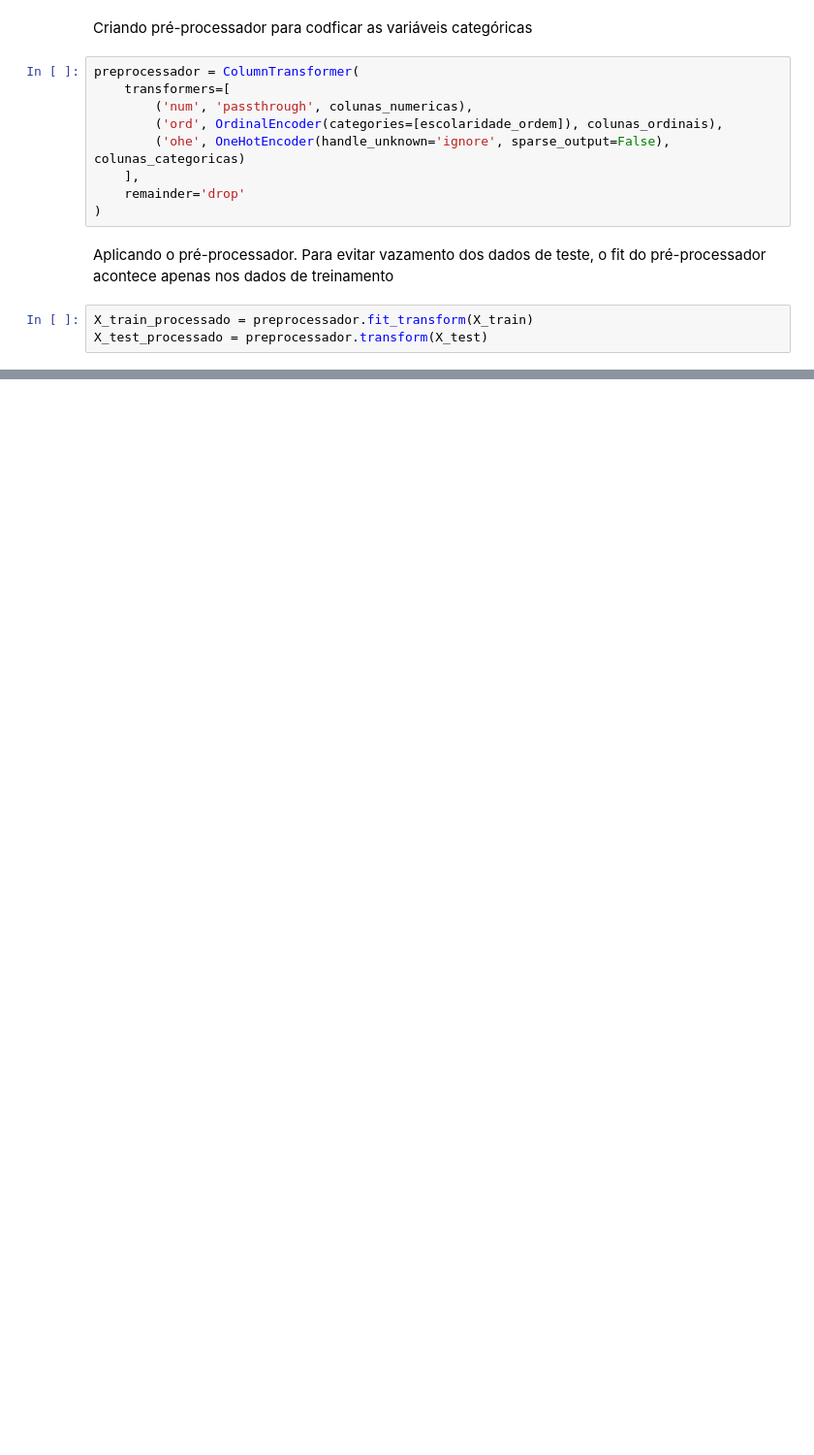
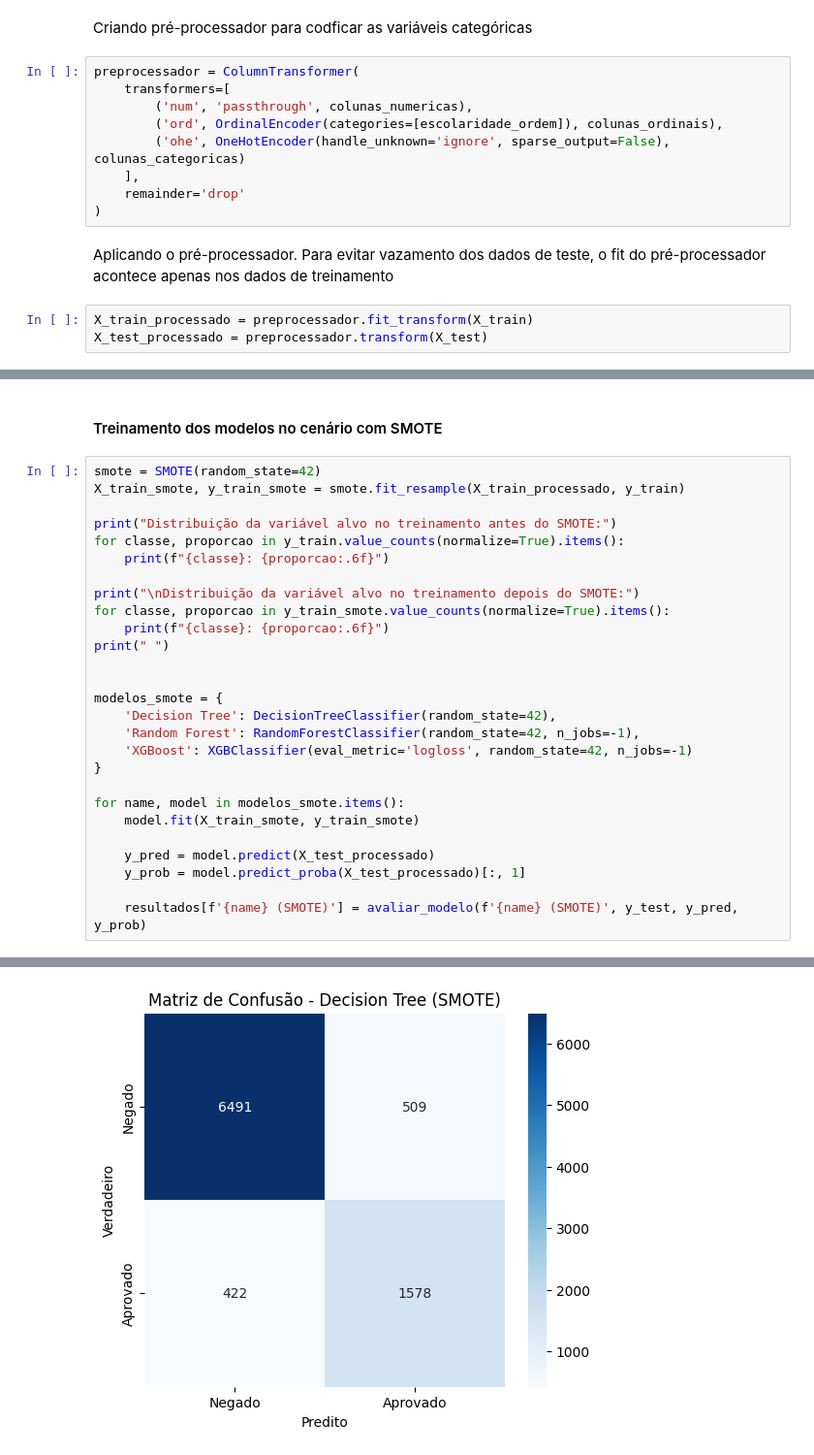
Before and after one commit to GabrielFerreiraSilva/api-classificacao-emprestimos, a Jupyter notebook: 1 - Treinamento e Avaliação do Modelo.ipynb, the cells around one changed output, grey strips where cells are left out. Shown at 97% size. Drawn from its saved outputs; the diff is of its cells as text; blank space fills up the shorter version.

```diff
--- a/1 - Treinamento e Avaliação do Modelo.ipynb
+++ b/1 - Treinamento e Avaliação do Modelo.ipynb
@@ -120,0 +242,30 @@ X_test_processado = preprocessador.transform(X_test)
+# %% [markdown]
+#### Treinamento dos modelos no cenário com SMOTE
+# %%
+smote = SMOTE(random_state=42)
+X_train_smote, y_train_smote = smote.fit_resample(X_train_processado, y_train)
+
+print("Distribuição da variável alvo no treinamento antes do SMOTE:")
+for classe, proporcao in y_train.value_counts(normalize=True).items():
+    print(f"{classe}: {proporcao:.6f}")
+
+print("\nDistribuição da variável alvo no treinamento depois do SMOTE:")
+for classe, proporcao in y_train_smote.value_counts(normalize=True).items():
+    print(f"{classe}: {proporcao:.6f}")
+print(" ")
+
+
+modelos_smote = {
+    'Decision Tree': DecisionTreeClassifier(random_state=42),
+    'Random Forest': RandomForestClassifier(random_state=42, n_jobs=-1),
+    'XGBoost': XGBClassifier(eval_metric='logloss', random_state=42, n_jobs=-1)
+}
+
+for name, model in modelos_smote.items():
+    model.fit(X_train_smote, y_train_smote)
+
+    y_pred = model.predict(X_test_processado)
+    y_prob = model.predict_proba(X_test_processado)[:, 1]
+
+    resultados[f'{name} (SMOTE)'] = avaliar_modelo(f'{name} (SMOTE)', y_test, y_pred, y_prob)
+# %% [output]
@@ -120,0 +289 @@ X_test_processado = preprocessador.transform(X_test)
+[figure, added]
```
Also changed, not shown: parts of 10 cells of this notebook.
